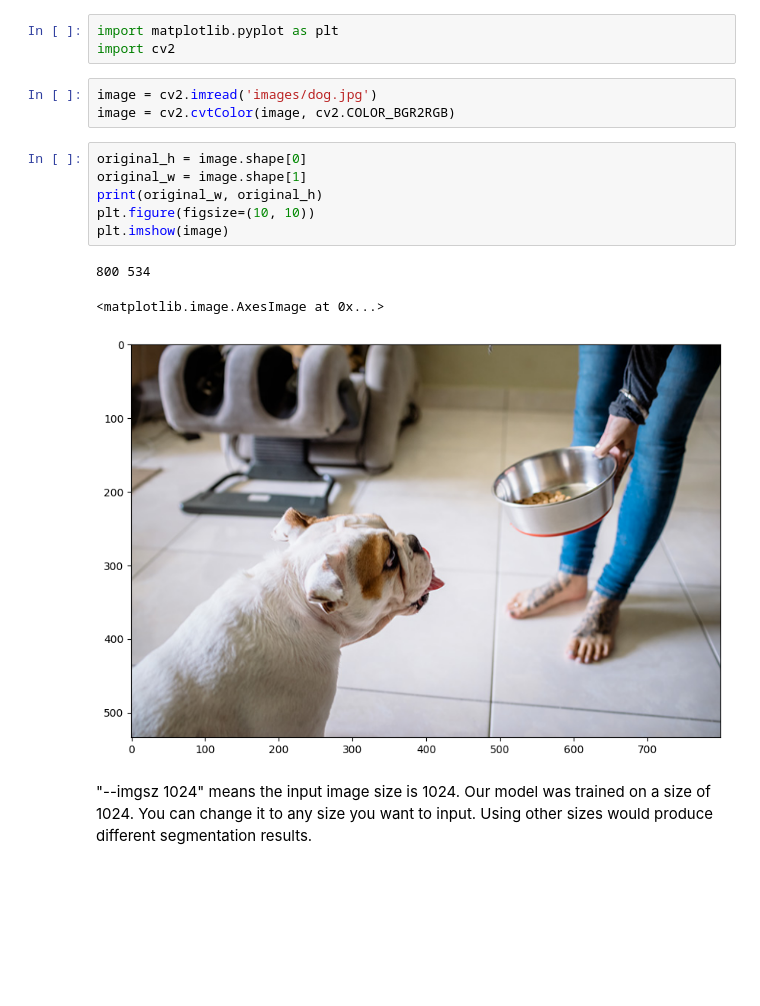
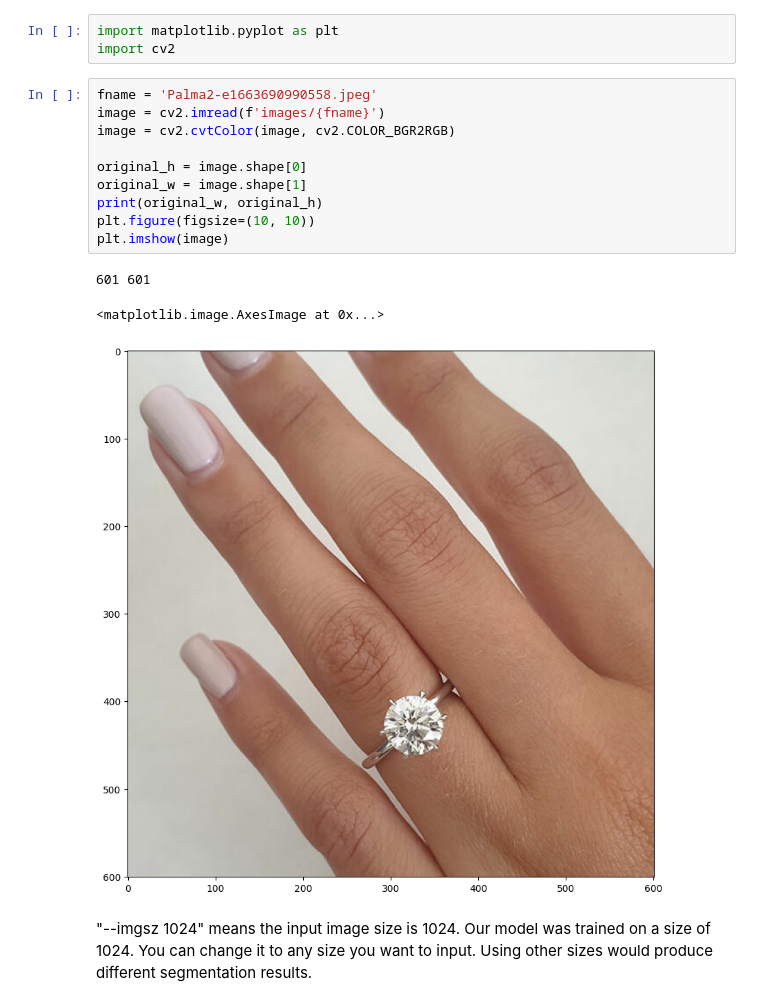
Before and after one commit to tan-blng/Colab, a Jupyter notebook: FastSAM_example.ipynb, the cells around one changed output. Saved outputs shown, nothing was run; the diff lists cells and outputs as text; blank space fills up the shorter version.

```diff
--- a/FastSAM_example.ipynb
+++ b/FastSAM_example.ipynb
@@ -59,19 +59,20 @@ dog.jpg             100%[===================>]  97.51K  --.-KB/s    in 0.02s
 # %%
 import matplotlib.pyplot as plt
 import cv2
-# %%
-image = cv2.imread('images/dog.jpg')
-image = cv2.cvtColor(image, cv2.COLOR_BGR2RGB)
 # %%
+fname = 'Palma2-e1663690990558.jpeg'
+image = cv2.imread(f'images/{fname}')
+image = cv2.cvtColor(image, cv2.COLOR_BGR2RGB)
+
 original_h = image.shape[0]
 original_w = image.shape[1]
 print(original_w, original_h)
 plt.figure(figsize=(10, 10))
 plt.imshow(image)
 # %% [output]
-800 534
+601 601
 <matplotlib.image.AxesImage at 0x...>
-[figure, old version]
+[figure, new version]
 # %% [markdown]
 "--imgsz 1024" means the input image size is 1024. Our model was trained on a size of 1024. You can change it to any size you want to input. Using other sizes would produce different segmentation results.
 # %%
```
Also changed, not shown: parts of 5 cells of this notebook.
